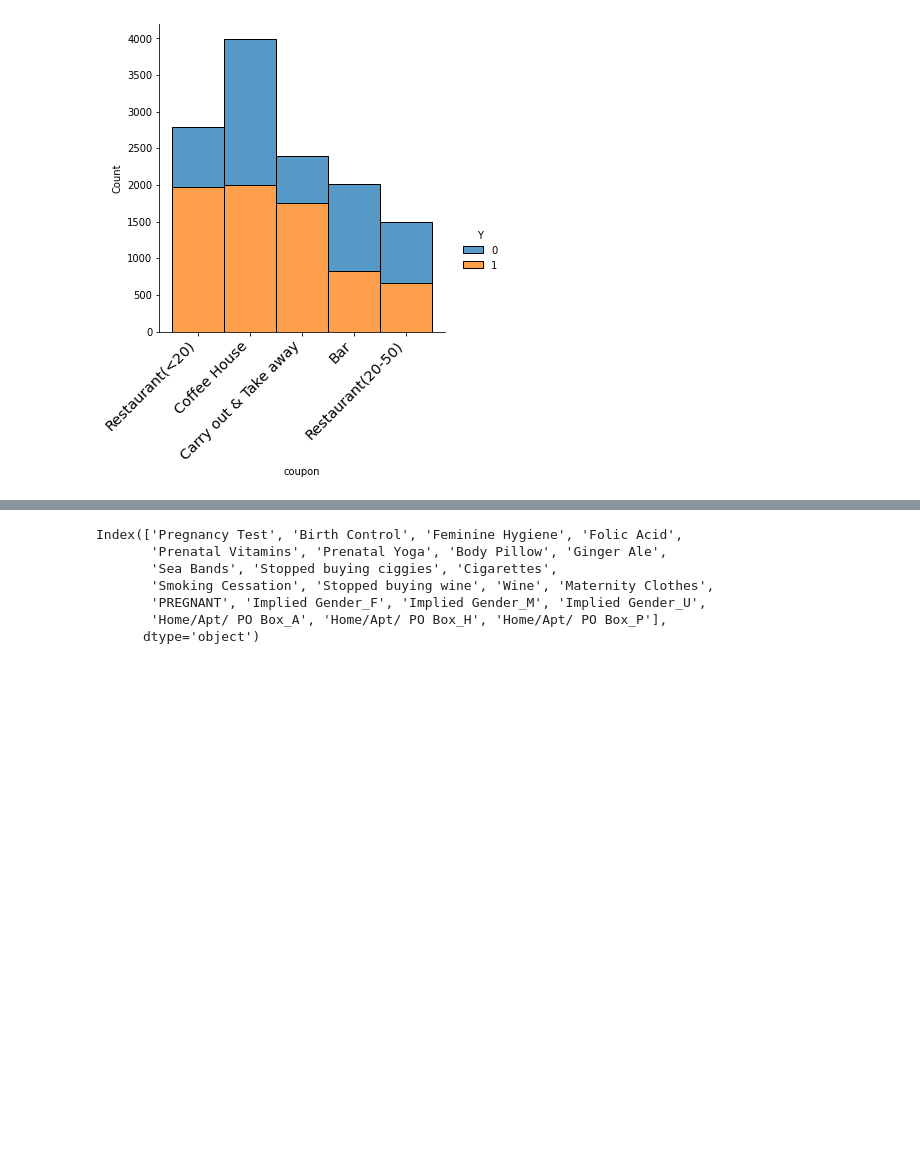
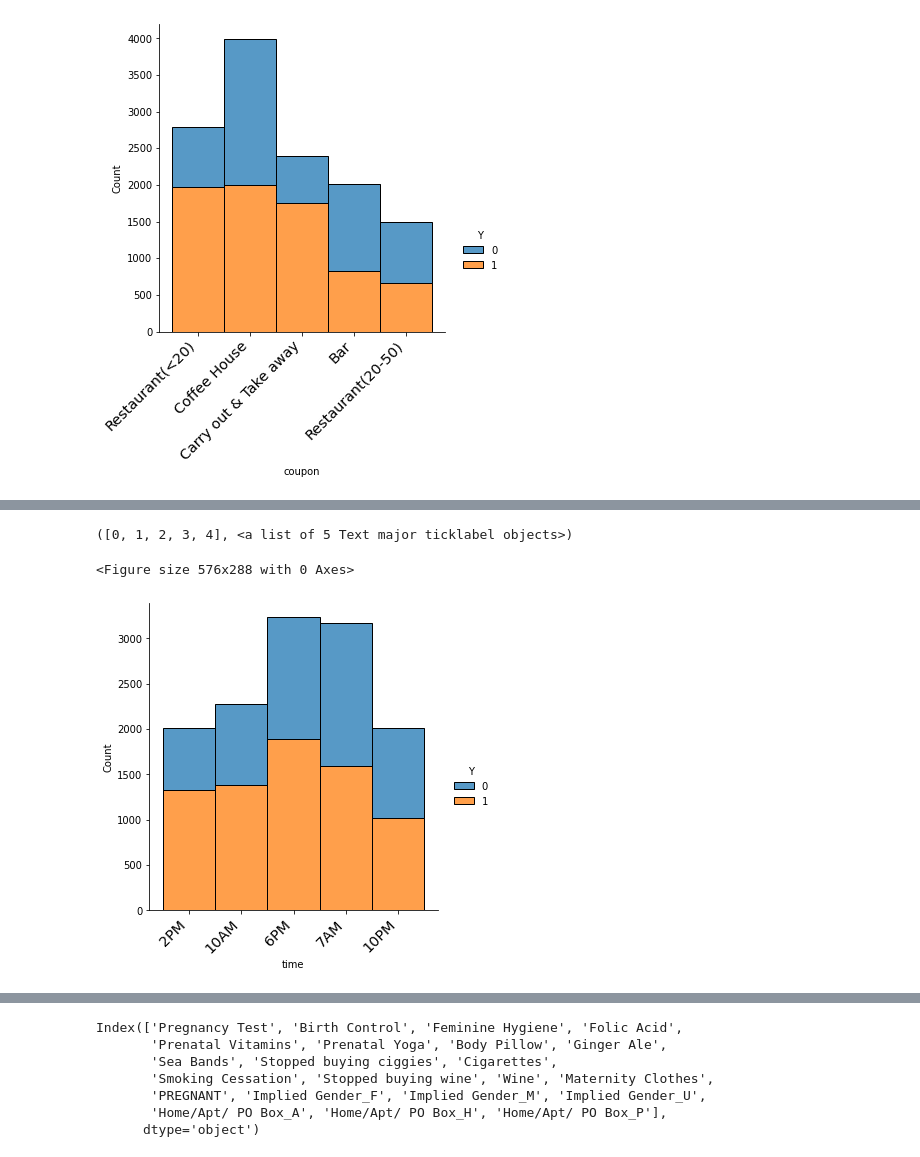
Before and after one commit to mansi812/ML-assignment, a Jupyter notebook: ML_assignment.ipynb, the cells around one changed output, grey strips where cells are left out. Cells and saved outputs as stored; diff of their text form; code cells hidden in the pictures; blank space fills up the shorter version.

```diff
--- a/ML_assignment.ipynb
+++ b/ML_assignment.ipynb
@@ -82,0 +105,14 @@ plt.show()
+# %%
+#checking  coupons are most accepted at what time
+plt.figure(figsize=(8,4))
+sns.displot(df, x='time', hue='Y', multiple='stack')
+plt.xticks(
+    rotation=45,
+    horizontalalignment='right',
+    fontweight='light',
+    fontsize='x-large'
+)
+# %% [output]
+([0, 1, 2, 3, 4], <a list of 5 Text major ticklabel objects>)
+<Figure size 576x288 with 0 Axes>
+[figure, added]
```
Also changed, not shown: parts of 7 cells of this notebook.
